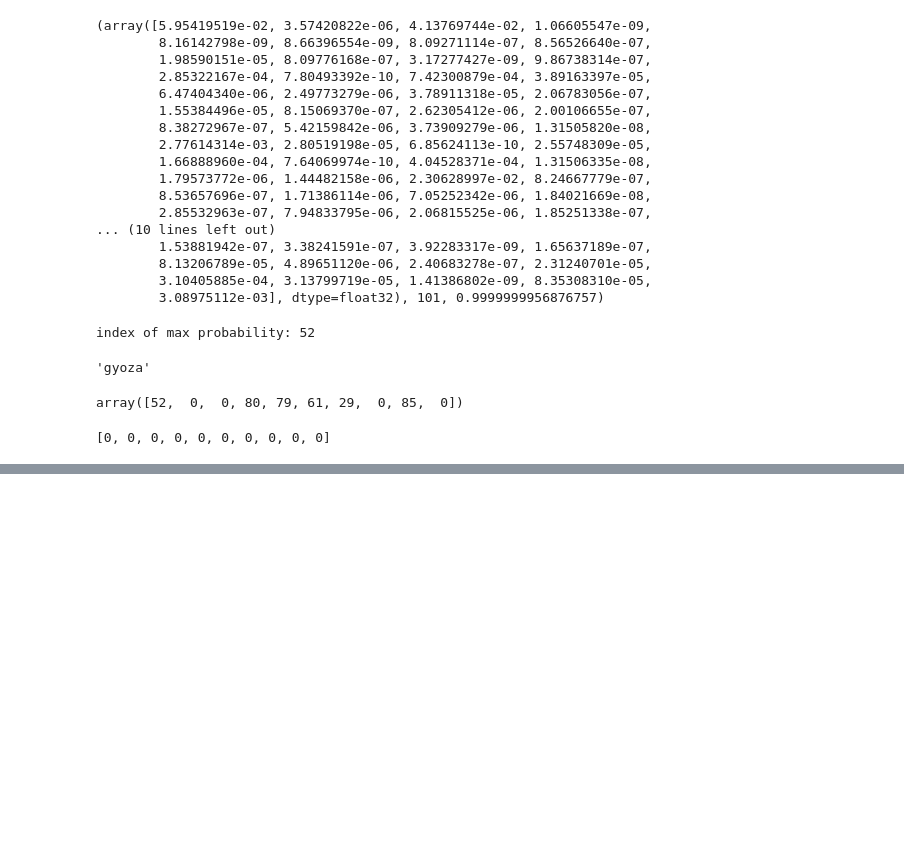
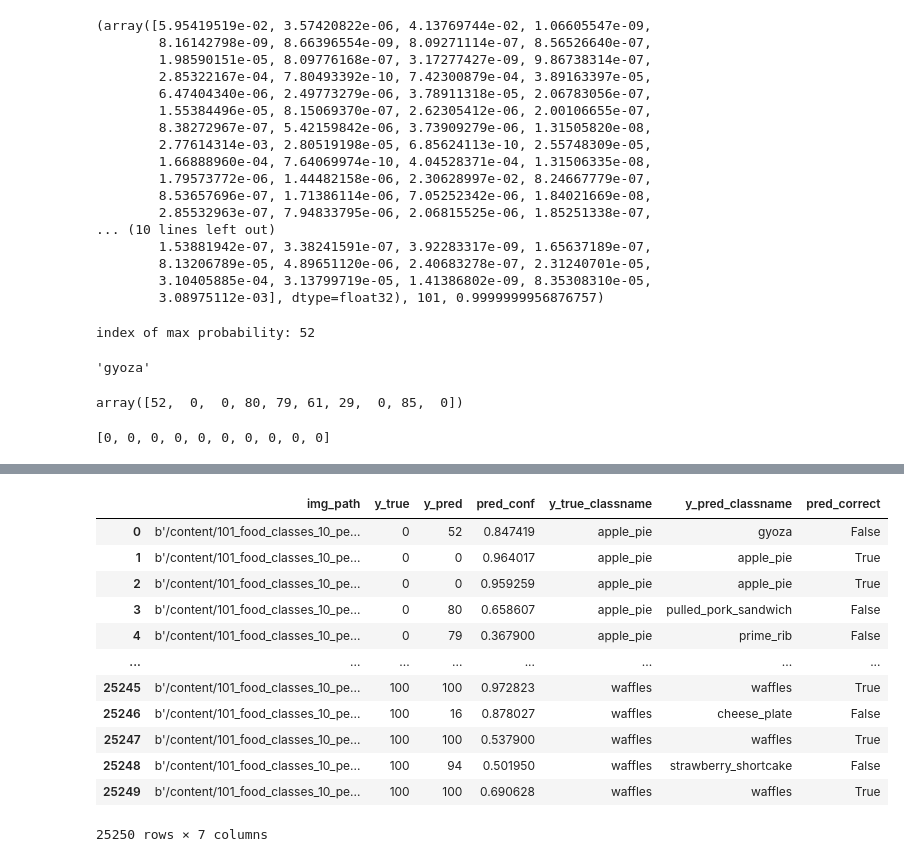
Before and after one commit to eman-kom/TensorFlow-Fundamentals, a Jupyter notebook: 06_scaling_up_transfer_learning.ipynb, the cells around one changed output, grey strips where cells are left out. Saved outputs shown, nothing was run; the diff lists cells and outputs as text; code cells hidden in the pictures; blank space fills up the shorter version.

```diff
--- a/06_scaling_up_transfer_learning.ipynb
+++ b/06_scaling_up_transfer_learning.ipynb
@@ -356,0 +444,7 @@ ax.invert_yaxis;
+# %%
+filepaths = []
+
+for filepath in test_data.list_files("/content/101_food_classes_10_percent/test/*/*.jpg", shuffle = False):
+  filepaths.append(filepath.numpy())
+
+filepaths[:10]
@@ -356,0 +462,27 @@ ax.invert_yaxis;
+# %%
+pred_df = pd.DataFrame({
+    "img_path": filepaths,
+    "y_true": y_labels,
+    "y_pred": pred_classes,
+    "pred_conf": pred_probs.max(axis=1),
+    "y_true_classname": [test_data.class_names[i] for i in y_labels],
+    "y_pred_classname": [test_data.class_names[i] for i in pred_classes],
+})
+
+pred_df["pred_correct"] = pred_df["y_true_classname"] == pred_df["y_pred_classname"]
+
+pred_df
+# %% [output]
+|  | img_path | y_true | y_pred | pred_conf | y_true_classname | y_pred_classname | pred_correct |
+| 0 | b'/content/101_food_classes_10_pe... | 0 | 52 | 0.847419 | apple_pie | gyoza | False |
+| 1 | b'/content/101_food_classes_10_pe... | 0 | 0 | 0.964017 | apple_pie | apple_pie | True |
+| 2 | b'/content/101_food_classes_10_pe... | 0 | 0 | 0.959259 | apple_pie | apple_pie | True |
+| 3 | b'/content/101_food_classes_10_pe... | 0 | 80 | 0.658607 | apple_pie | pulled_pork_sandwich | False |
+| 4 | b'/content/101_food_classes_10_pe... | 0 | 79 | 0.367900 | apple_pie | prime_rib | False |
+| ... | ... | ... | ... | ... | ... | ... | ... |
+| 25245 | b'/content/101_food_classes_10_pe... | 100 | 100 | 0.972823 | waffles | waffles | True |
+| 25246 | b'/content/101_food_classes_10_pe... | 100 | 16 | 0.878027 | waffles | cheese_plate | False |
+| 25247 | b'/content/101_food_classes_10_pe... | 100 | 100 | 0.537900 | waffles | waffles | True |
+| 25248 | b'/content/101_food_classes_10_pe... | 100 | 94 | 0.501950 | waffles | strawberry_shortcake | False |
+| 25249 | b'/content/101_food_classes_10_pe... | 100 | 100 | 0.690628 | waffles | waffles | True |
+25250 rows × 7 columns
```
Also changed, not shown: parts of 22 cells of this notebook.
